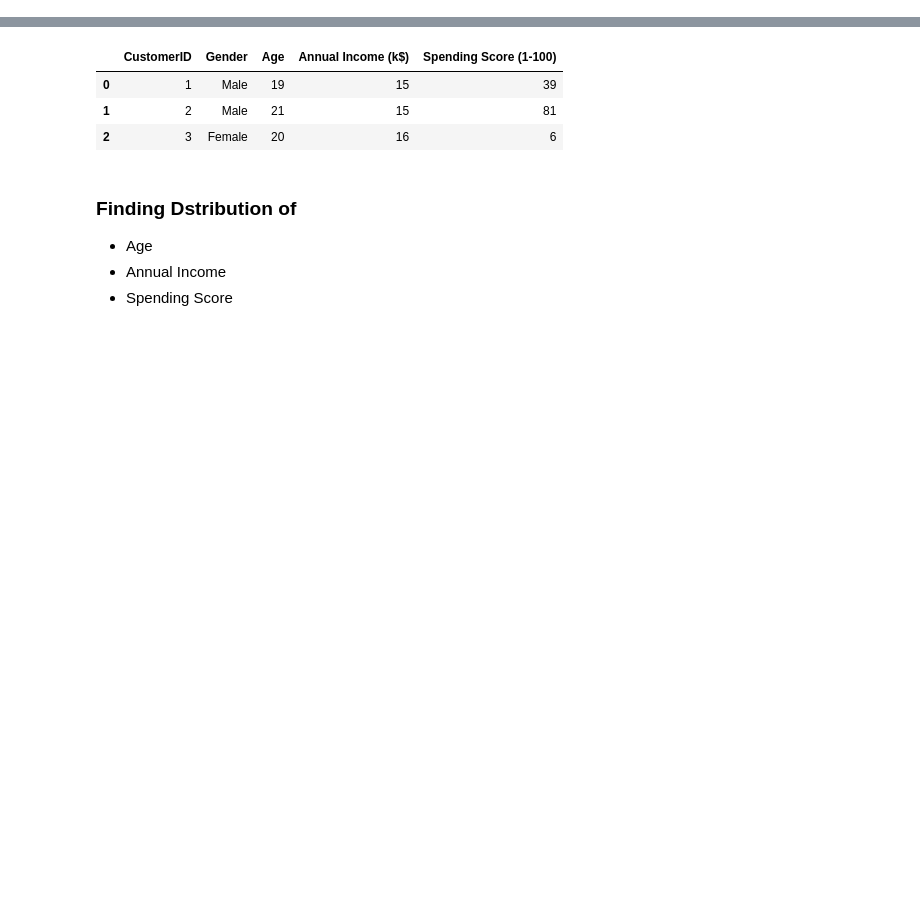
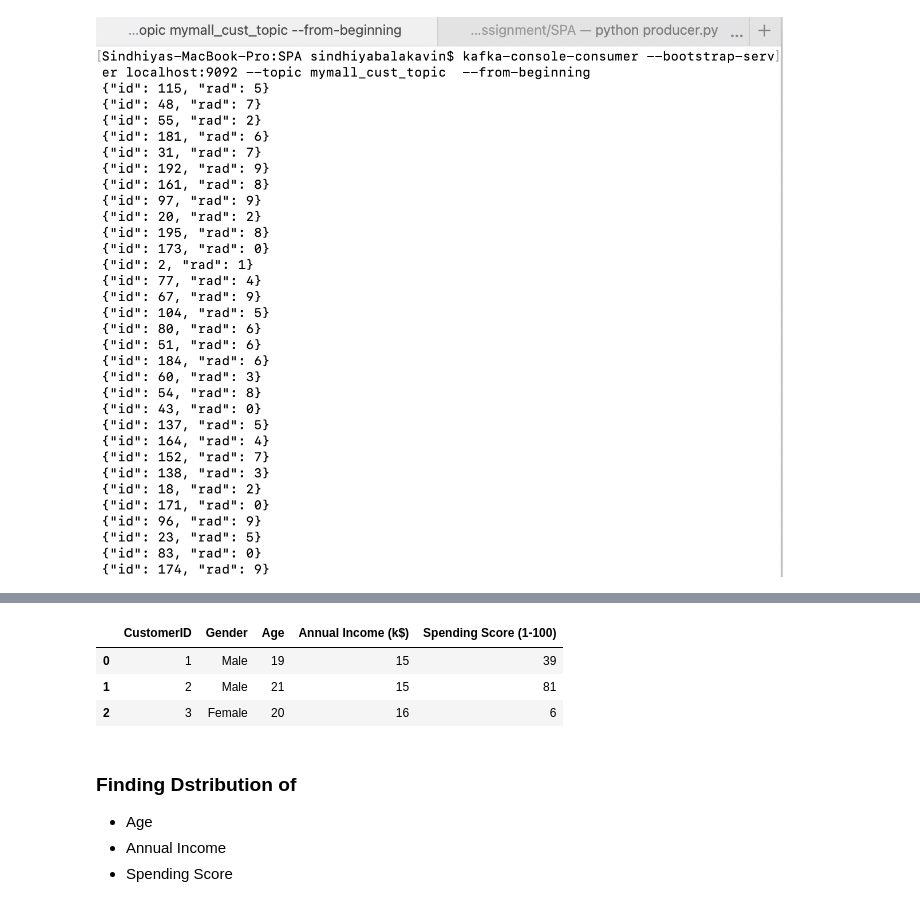
Before and after one commit to Data-Citadel/SPA-Assignment2, a Jupyter notebook: MyMallAnalytics.ipynb, the cells around one changed output, grey strips where cells are left out. Saved outputs shown, nothing was run; the diff lists cells and outputs as text; code cells hidden in the pictures; blank space fills up the shorter version.

```diff
--- a/MyMallAnalytics.ipynb
+++ b/MyMallAnalytics.ipynb
@@ -0,0 +184,6 @@
+# %%
+# To display the sample output screenshot
+from IPython.display import Image
+Image(filename='Screenshot 2021-01-10 at 4.44.33 PM.png')
+# %% [output]
+[figure, added]
```
Also changed, not shown: parts of 36 cells of this notebook, 6 other files.
